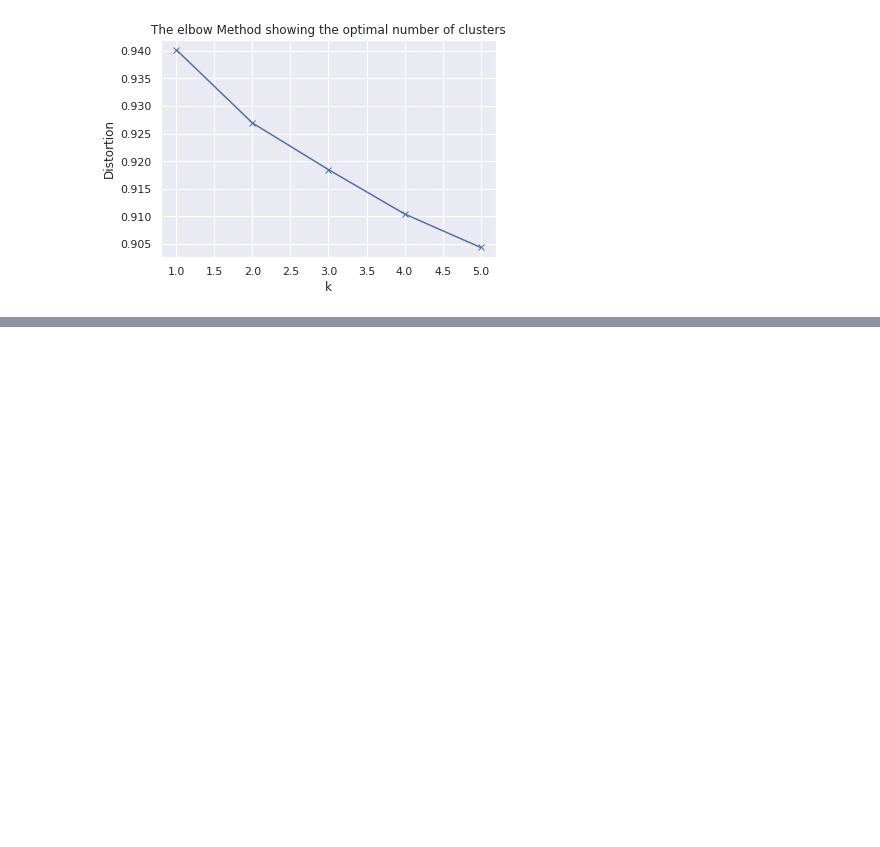
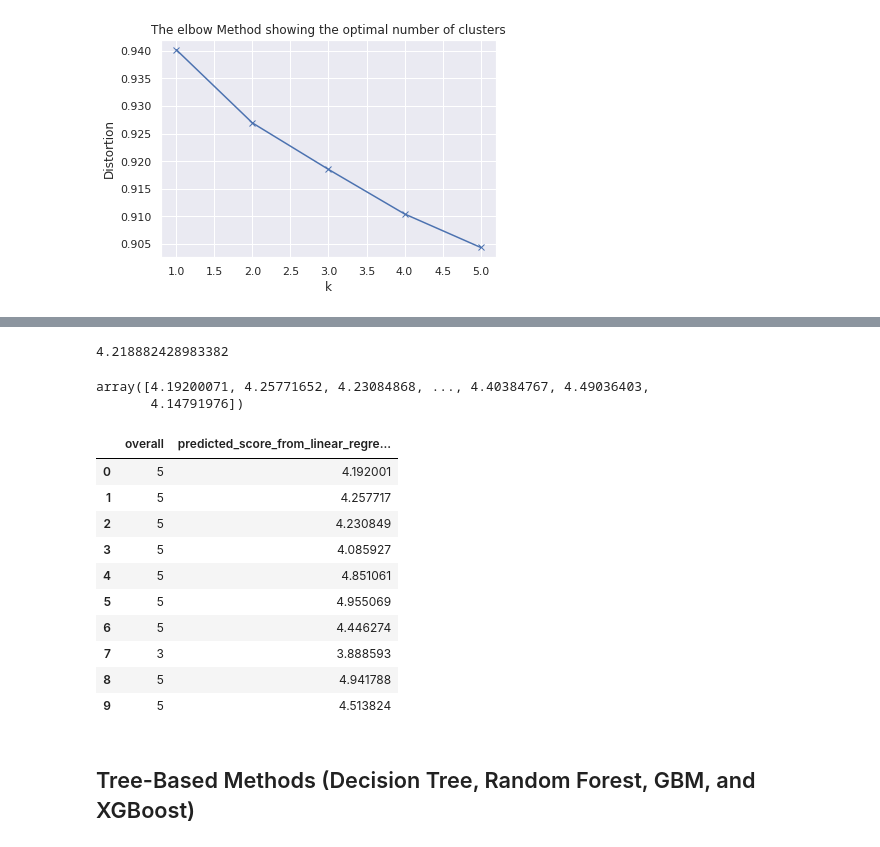
Before and after one commit to kemaladamr/NLP_Fundamentals, a Jupyter notebook: Developing_Text_Cassifier.ipynb, the cells around one changed output, grey strips where cells are left out. Drawn from its saved outputs; the diff is of its cells as text; code cells hidden in the pictures; blank space fills up the shorter version.

```diff
--- a/Developing_Text_Cassifier.ipynb
+++ b/Developing_Text_Cassifier.ipynb
@@ -213,0 +352,5 @@ plt.show()
+# %%
+from sklearn.linear_model import LinearRegression
+linreg = LinearRegression()
+linreg.fit(tfidf_df, review_data['overall'])
+linreg.coef_
@@ -213,0 +375,26 @@ plt.show()
+# %%
+linreg.intercept_
+# %% [output]
+4.218882428983382
+# %%
+linreg.predict(tfidf_df)
+# %% [output]
+array([4.19200071, 4.25771652, 4.23084868, ..., 4.40384767, 4.49036403,
+       4.14791976])
+# %%
+review_data['predicted_score_from_linear_regression'] = linreg.predict(tfidf_df)
+review_data[['overall', 'predicted_score_from_linear_regression']].head(10)
+# %% [output]
+|  | overall | predicted_score_from_linear_regre... |
+| 0 | 5 | 4.192001 |
+| 1 | 5 | 4.257717 |
+| 2 | 5 | 4.230849 |
+| 3 | 5 | 4.085927 |
+| 4 | 5 | 4.851061 |
+| 5 | 5 | 4.955069 |
+| 6 | 5 | 4.446274 |
+| 7 | 3 | 3.888593 |
+| 8 | 5 | 4.941788 |
+| 9 | 5 | 4.513824 |
+# %% [markdown]
+## Tree-Based Methods (Decision Tree, Random Forest, GBM, and XGBoost)
```
Also changed, not shown: parts of 27 cells of this notebook.
